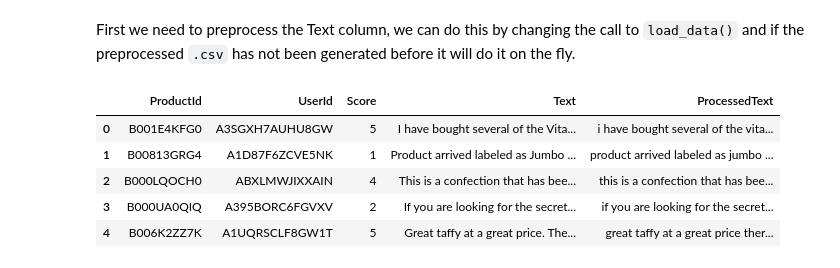
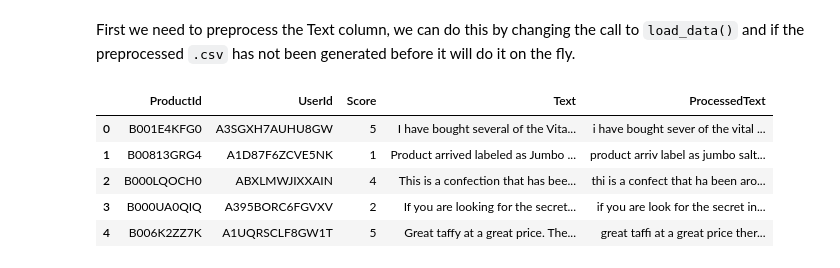
Before and after one commit to msterpa87/ADM-HW4, a Jupyter notebook: main.ipynb, the cells around one changed output. Saved outputs shown, nothing was run; the diff lists cells and outputs as text; code cells hidden in the pictures.

```diff
--- a/main.ipynb
+++ b/main.ipynb
@@ -52,11 +53,12 @@ reviews_df.head()
 First we need to preprocess the Text column, we can do this by changing the call to `load_data()` and if the preprocessed `.csv` has not been generated before it will do it on the fly.
 # %%
 processed_reviews_df = load_data(processed=True)
+reviews_list = processed_reviews_df['ProcessedText'].dropna()
 processed_reviews_df.head()
 # %% [output]
 |  | ProductId | UserId | Score | Text | ProcessedText |
-| 0 | B001E4KFG0 | A3SGXH7AUHU8GW | 5 | I have bought several of the Vita... | i have bought several of the vita... |
-| 1 | B00813GRG4 | A1D87F6ZCVE5NK | 1 | Product arrived labeled as Jumbo ... | product arrived labeled as jumbo ... |
-| 2 | B000LQOCH0 | ABXLMWJIXXAIN | 4 | This is a confection that has bee... | this is a confection that has bee... |
-| 3 | B000UA0QIQ | A395BORC6FGVXV | 2 | If you are looking for the secret... | if you are looking for the secret... |
-| 4 | B006K2ZZ7K | A1UQRSCLF8GW1T | 5 | Great taffy at a great price. The... | great taffy at a great price ther... |
+| 0 | B001E4KFG0 | A3SGXH7AUHU8GW | 5 | I have bought several of the Vita... | i have bought sever of the vital ... |
+| 1 | B00813GRG4 | A1D87F6ZCVE5NK | 1 | Product arrived labeled as Jumbo ... | product arriv label as jumbo salt... |
+| 2 | B000LQOCH0 | ABXLMWJIXXAIN | 4 | This is a confection that has bee... | thi is a confect that ha been aro... |
+| 3 | B000UA0QIQ | A395BORC6FGVXV | 2 | If you are looking for the secret... | if you are look for the secret in... |
+| 4 | B006K2ZZ7K | A1UQRSCLF8GW1T | 5 | Great taffy at a great price. The... | great taffi at a great price ther... |
```
Also changed, not shown: parts of 10 cells of this notebook, 3 other files.
